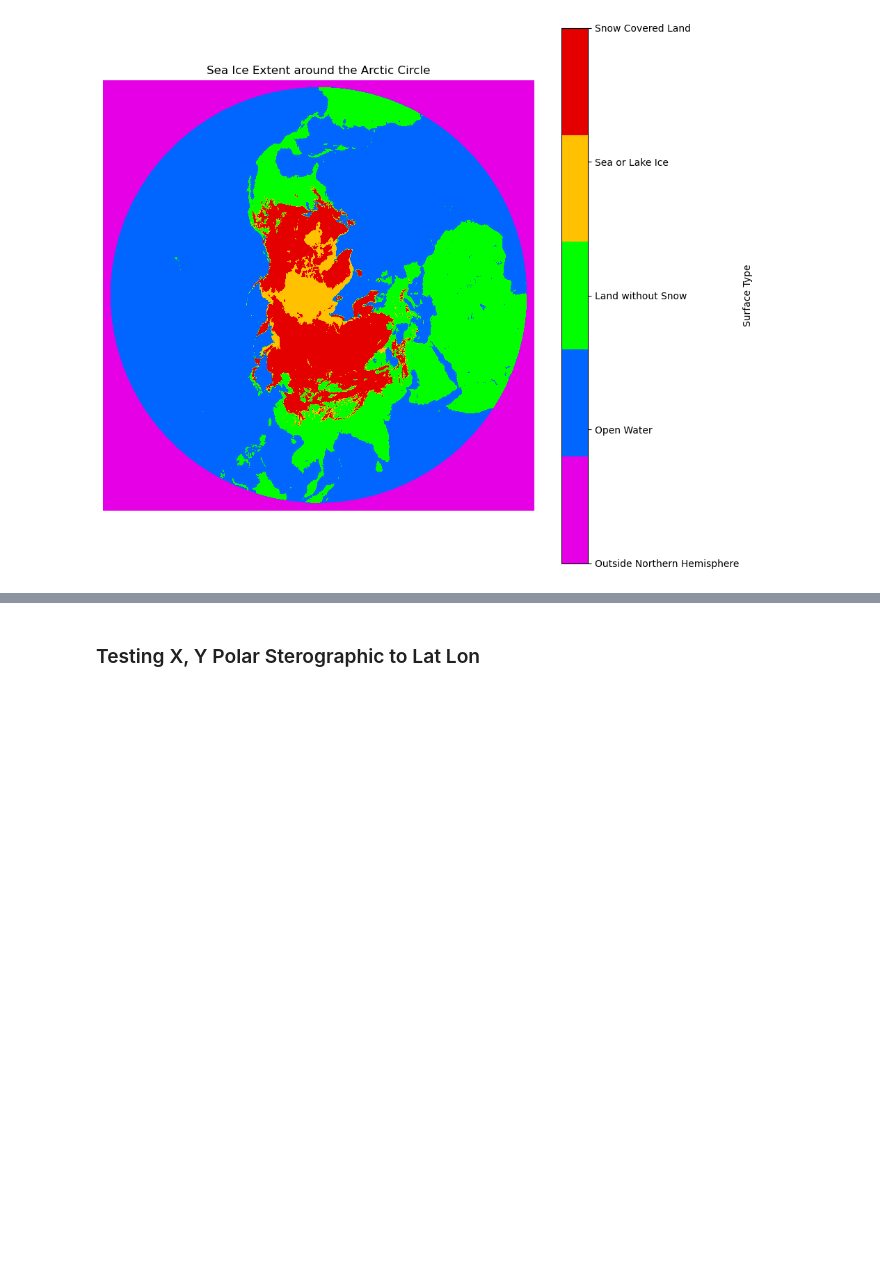
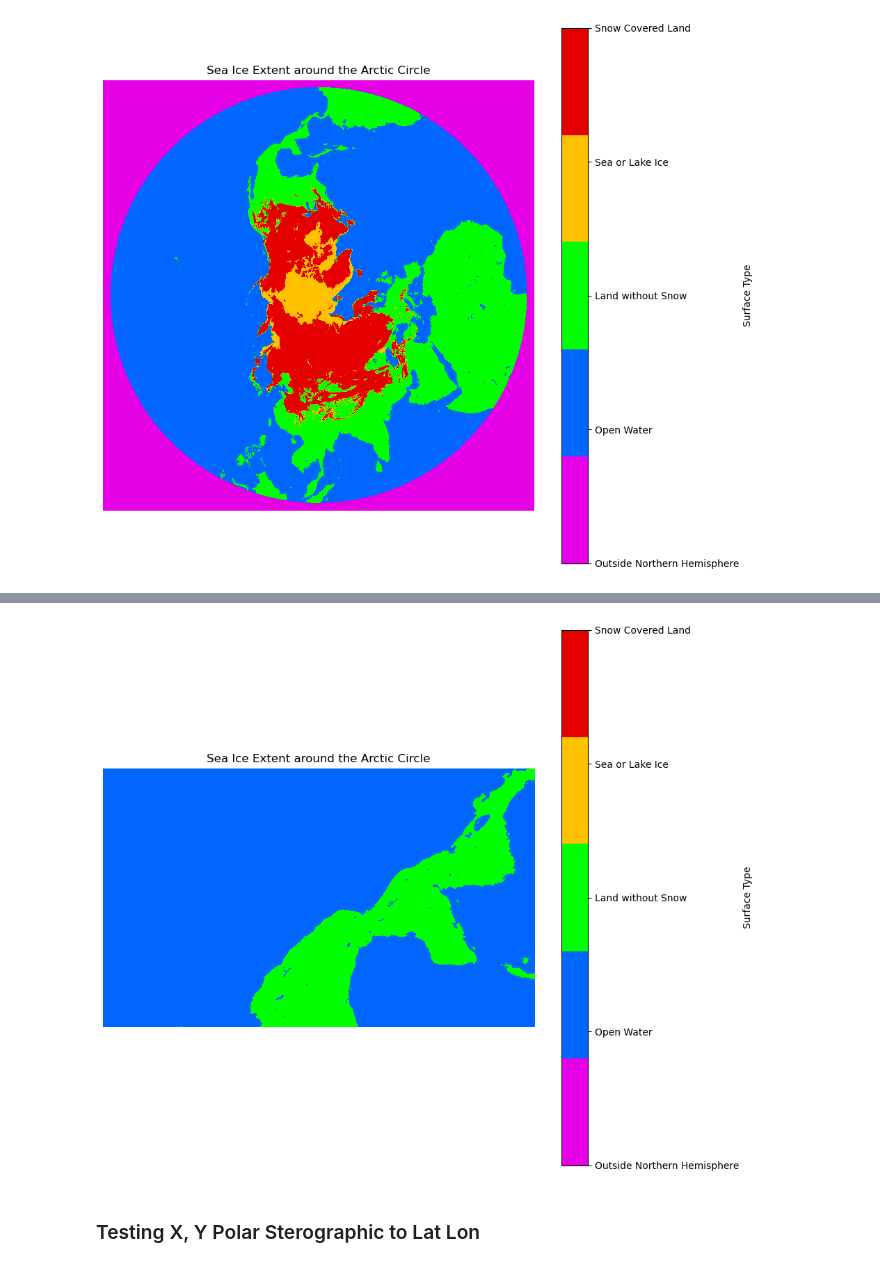
Before and after one commit to NOAA-HES-Capstone/icedyno, a Jupyter notebook: workspaces/julieanna/ims_latlong.ipynb, the cells around one changed output, grey strips where cells are left out. Saved outputs shown, nothing was run; the diff lists cells and outputs as text; code cells hidden in the pictures; blank space fills up the shorter version.

```diff
--- a/workspaces/julieanna/ims_latlong.ipynb
+++ b/workspaces/julieanna/ims_latlong.ipynb
@@ -119,3 +352,7 @@ plot_sie(sie)
+# %%
+plot_sie(sie[0, 2000:5000, 7000:12000])
+# %% [output]
+[figure, added]
 # %% [markdown]
 ### Testing X, Y Polar Sterographic to Lat Lon
 # %%
```
Also changed, not shown: parts of 17 cells of this notebook.
